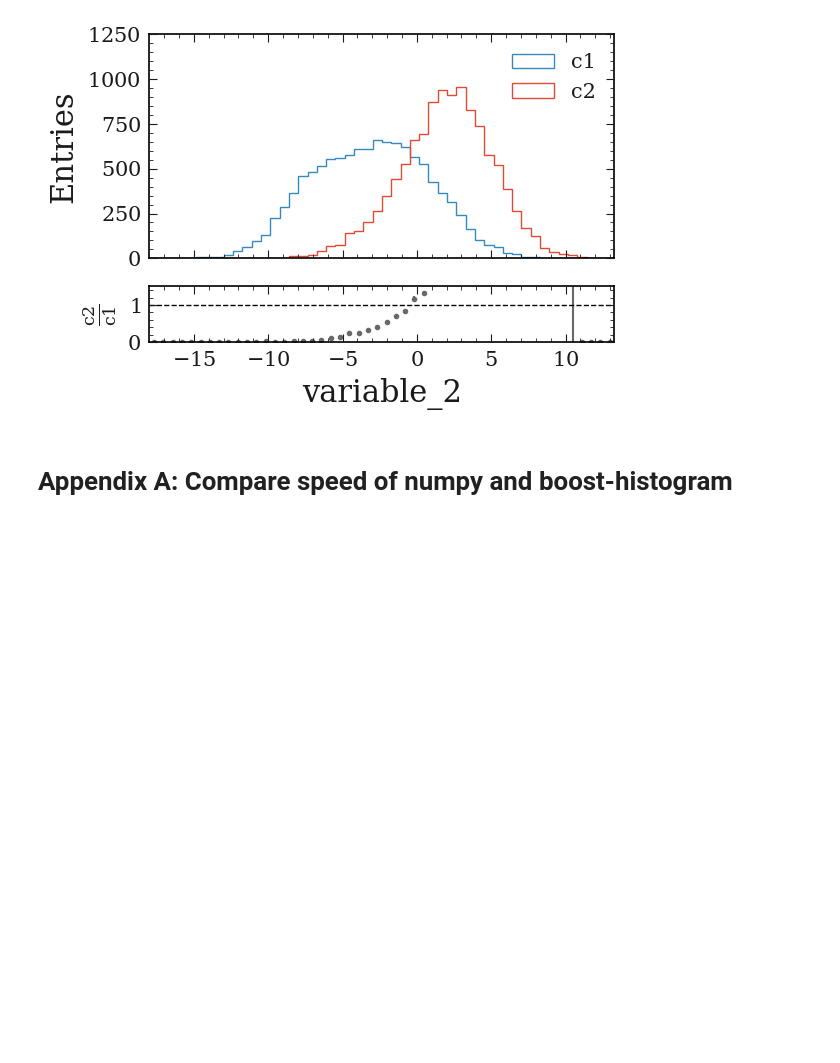
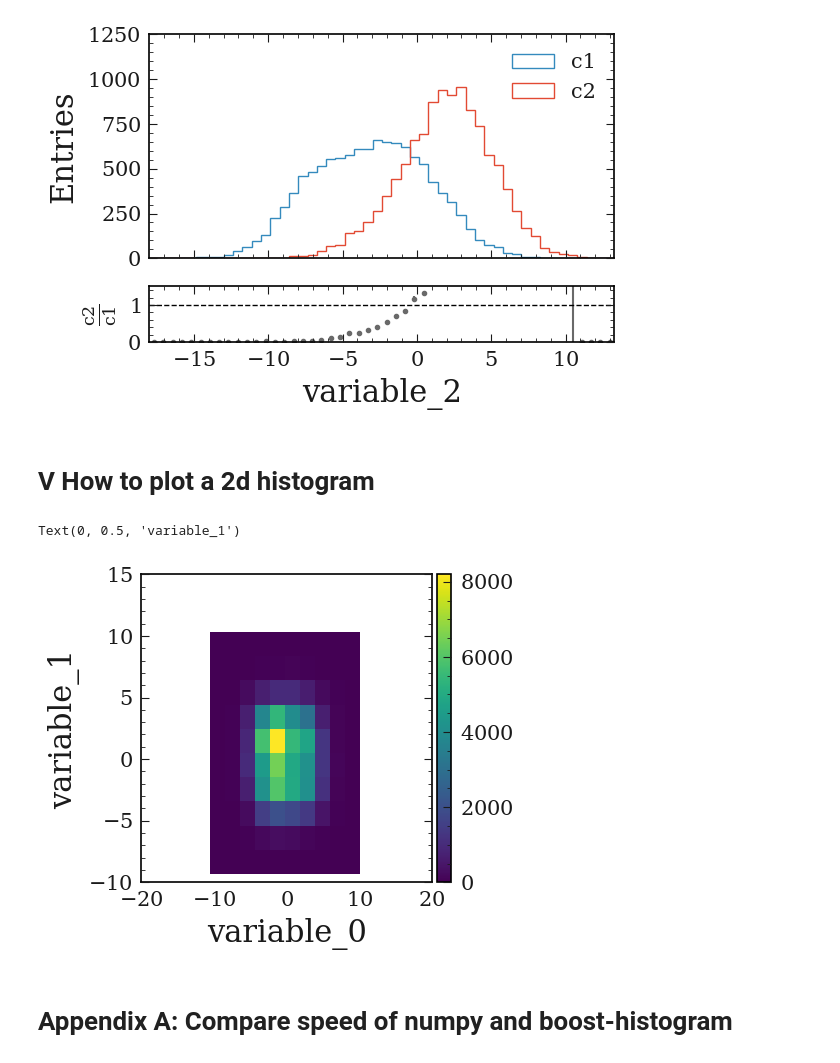
Before and after one commit to cyrraz/plothist, a Jupyter notebook: examples/jupyter/basic_examples.ipynb, the cells around one changed output. Cells and saved outputs as stored; diff of their text form; code cells hidden in the pictures; blank space fills up the shorter version.

Commit message:
basic function to plot 2d histograms

```diff
--- a/examples/jupyter/basic_examples.ipynb
+++ b/examples/jupyter/basic_examples.ipynb
@@ -113,6 +115,23 @@ for variable_key in variable_keys:
 [figure]
 [figure]
 [figure]
+# %% [markdown]
+# V How to plot a 2d histogram
+# %%
+key_x = "variable_0"
+key_y = "variable_1"
+
+fig, ax = plt.subplots(figsize=(4,4))
+
+h = make_2d_hist([df[key_x], df[key_y]])
+
+plot_2d_hist(h, fig=fig, ax=ax)
+
+ax.set_xlabel(key_x)
+ax.set_ylabel(key_y)
+# %% [output]
+Text(0, 0.5, 'variable_1')
+[figure, added]
 # %% [markdown]
 # Appendix A: Compare speed of numpy and boost-histogram
 # %%
```
Also changed, not shown: parts of 3 cells of this notebook, 2 other files.
